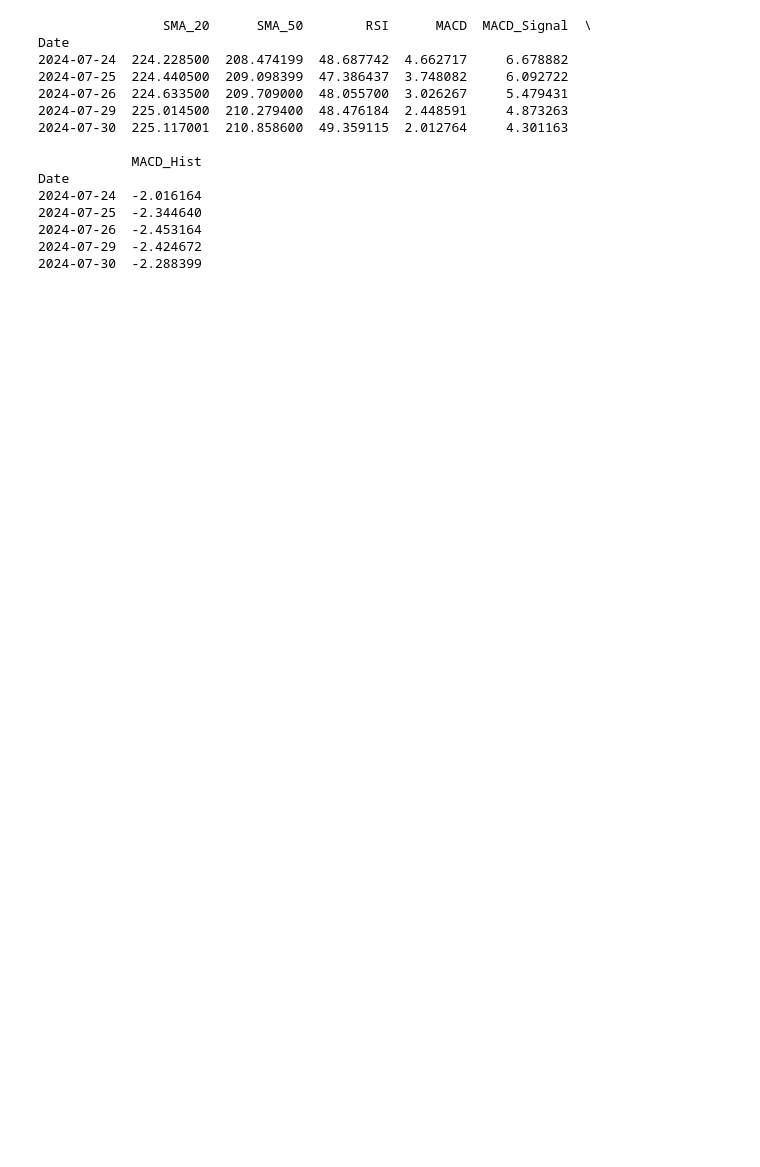
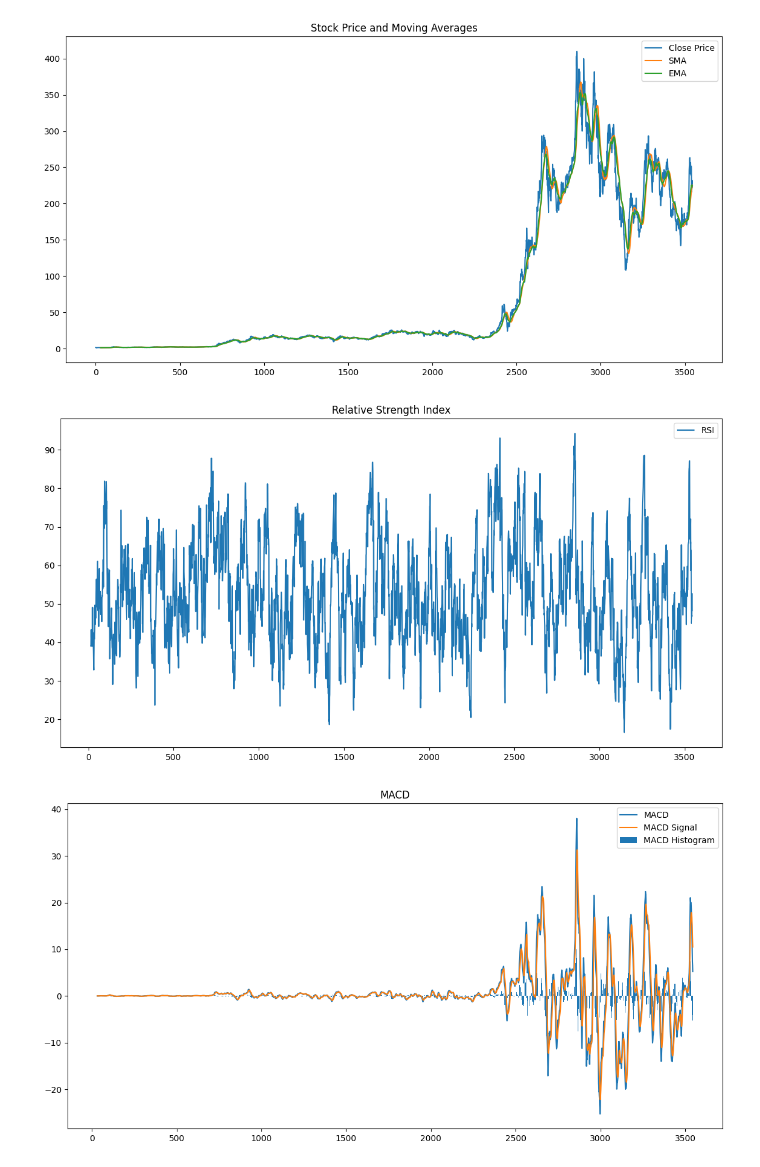
Before and after one commit to emnu-neh/week_1, a Jupyter notebook: notebooks/task_2.ipynb, the cells around one changed output. Cells and saved outputs as stored; diff of their text form; code cells hidden in the pictures; blank space fills up the shorter version.

```diff
--- a/notebooks/task_2.ipynb
+++ b/notebooks/task_2.ipynb
@@ -4,5 +0,0 @@ import talib
-# %%
-df = pd.read_csv('..\data\AAPL_historical_data.csv')
-df['Date'] = pd.to_datetime(df['Date'])
-df.set_index('Date', inplace=True)
-print(df.head())
@@ -24,0 +8,2 @@ Date
+# %%
+file_path = '../data/TSLA_historical_data.csv'
@@ -25,31 +17,15 @@ Date
+# %%
+def calculate_financial_metrics(df):
+    df['Returns'] = df['Close'].pct_change()
+    df['Cumulative Returns'] = (1 + df['Returns']).cumprod()
+    df['Rolling Mean'] = df['Close'].rolling(window=20).mean()
+    df['Rolling Std'] = df['Close'].rolling(window=20).std()
+    return df
 # %%
-# Calculate Moving Averages
-df['SMA_20'] = talib.SMA(df['Close'], timeperiod=20)
-df['SMA_50'] = talib.SMA(df['Close'], timeperiod=50)
-
-# Calculate RSI (Relative Strength Index)
-df['RSI'] = talib.RSI(df['Close'], timeperiod=14)
-
-# Calculate MACD (Moving Average Convergence Divergence)
-df['MACD'], df['MACD_Signal'], df['MACD_Hist'] = talib.MACD(df['Close'],
-                                                             fastperiod=12,
-                                                             slowperiod=26,
-                                                             signalperiod=9)
-
-print(df[['SMA_20', 'SMA_50', 'RSI', 'MACD', 'MACD_Signal', 'MACD_Hist']].tail())
+def calculate_indicators(df):
+     """ Calculate technical indicators using TA-Lib. """
+     df['SMA'] = ta.SMA(df['Close'], timeperiod=30)
+     df['EMA'] = ta.EMA(df['Close'], timeperiod=30)
+     df['RSI'] = ta.RSI(df['Close'], timeperiod=14)
+     df['MACD'], df['MACD_Signal'], df['MACD_Hist'] = ta.MACD(df['Close'], fastperiod=12, slowperiod=26, signalperiod=9)
+     return df
-# %% [output]
-                SMA_20      SMA_50        RSI      MACD  MACD_Signal  \
-Date
-2024-07-24  224.228500  208.474199  48.687742  4.662717     6.678882
-2024-07-25  224.440500  209.098399  47.386437  3.748082     6.092722
-2024-07-26  224.633500  209.709000  48.055700  3.026267     5.479431
-2024-07-29  225.014500  210.279400  48.476184  2.448591     4.873263
-2024-07-30  225.117001  210.858600  49.359115  2.012764     4.301163
-
-            MACD_Hist
-Date
-2024-07-24  -2.016164
-2024-07-25  -2.344640
-2024-07-26  -2.453164
-2024-07-29  -2.424672
-2024-07-30  -2.288399
@@ -55,0 +79,9 @@ Date
+# %%
+df = read_csv_file(file_path)
+df = calculate_indicators(df)
+df = calculate_financial_metrics(df)
+visualize_data(df)
+# %% [output]
+[figure, added]
+[figure, added]
+[figure, added]
```
Also changed, not shown: parts of 6 cells of this notebook, 2 other files.
